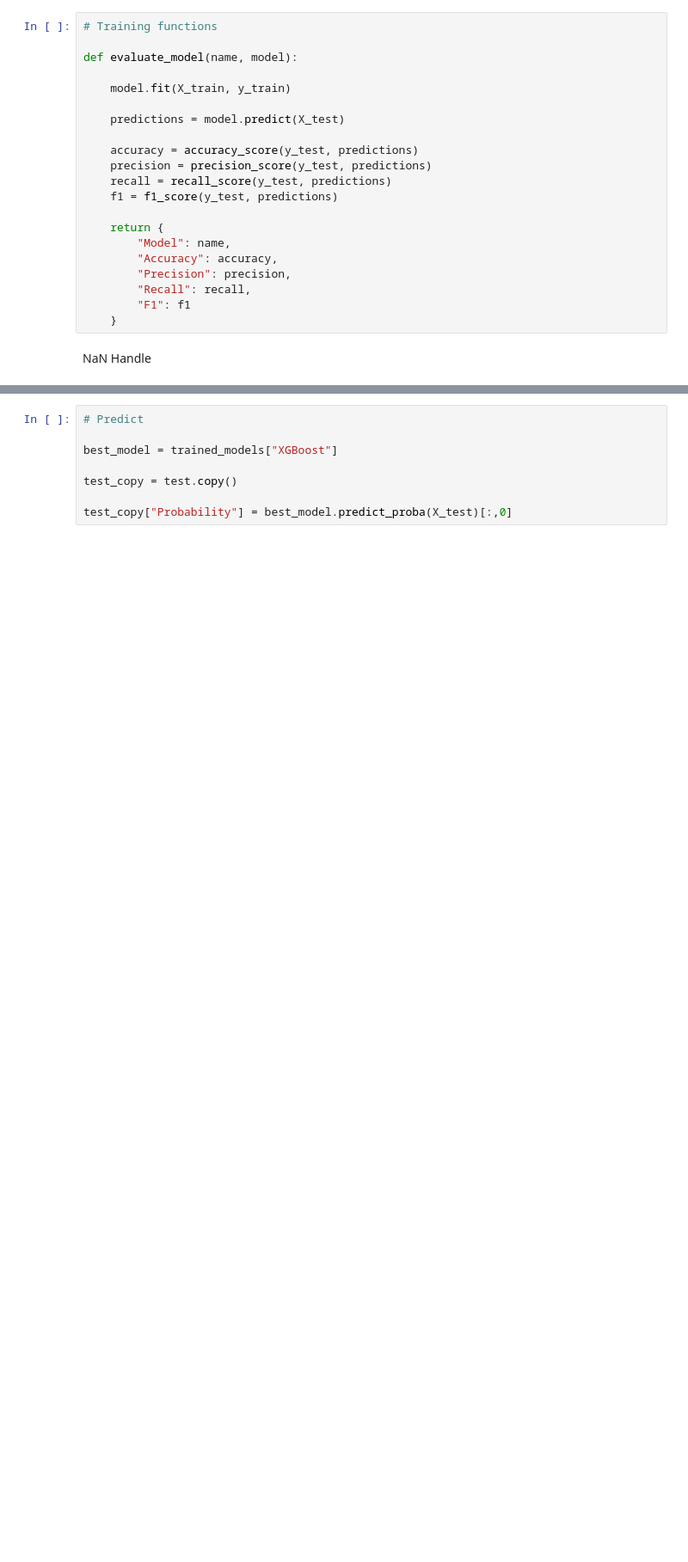
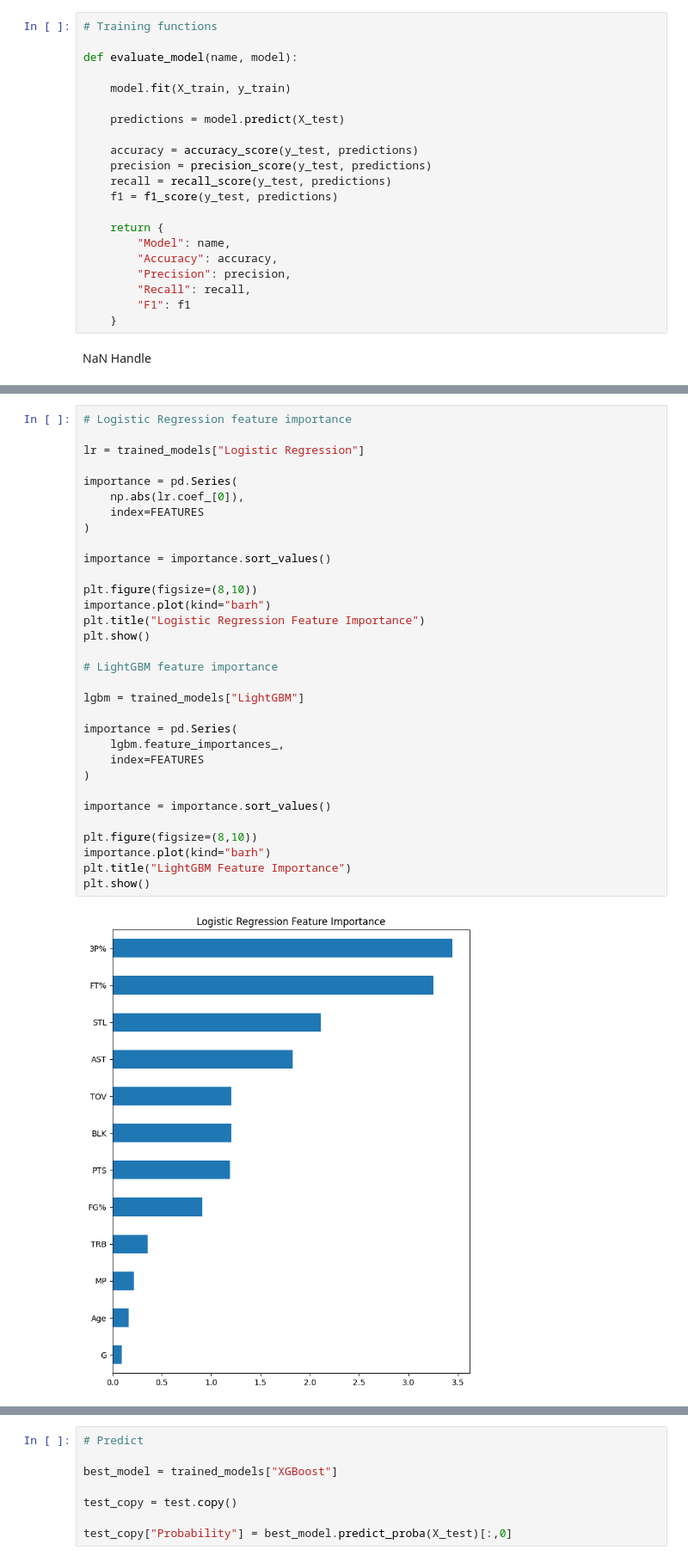
Before and after one commit to BasiCubes950/nba_RandomForest, a Jupyter notebook: model_comparison.ipynb, the cells around one changed output, grey strips where cells are left out. Shown at 86% size. Drawn from its saved outputs; the diff is of its cells as text; blank space fills up the shorter version.

```diff
--- a/model_comparison.ipynb
+++ b/model_comparison.ipynb
@@ -216,0 +228,34 @@ plt.show()
+# %%
+# Logistic Regression feature importance
+
+lr = trained_models["Logistic Regression"]
+
+importance = pd.Series(
+    np.abs(lr.coef_[0]),
+    index=FEATURES
+)
+
+importance = importance.sort_values()
+
+plt.figure(figsize=(8,10))
+importance.plot(kind="barh")
+plt.title("Logistic Regression Feature Importance")
+plt.show()
+
+# LightGBM feature importance
+
+lgbm = trained_models["LightGBM"]
+
+importance = pd.Series(
+    lgbm.feature_importances_,
+    index=FEATURES
+)
+
+importance = importance.sort_values()
+
+plt.figure(figsize=(8,10))
+importance.plot(kind="barh")
+plt.title("LightGBM Feature Importance")
+plt.show()
+# %% [output]
+[figure, added]
```
Also changed, not shown: parts of 10 cells of this notebook.
